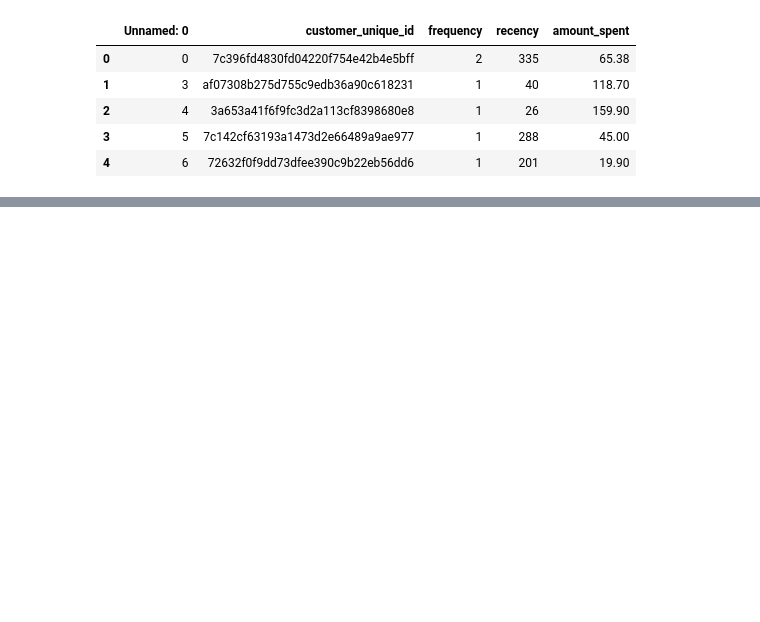
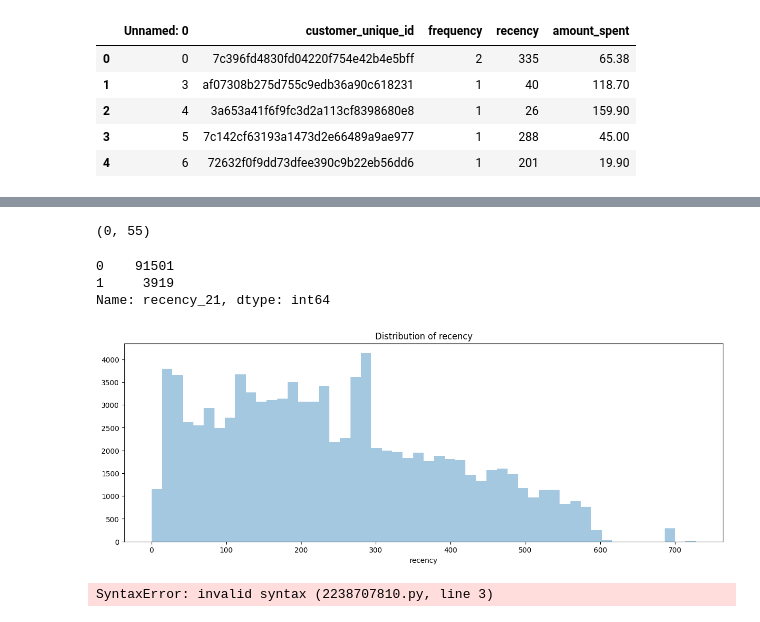
Before and after one commit to ThomasMeb/Projet_4, a Jupyter notebook: Mebarki_Thomas_notebook_simulation_032023.ipynb, the cells around one changed output, grey strips where cells are left out. Drawn from its saved outputs; the diff is of its cells as text; code cells hidden in the pictures; blank space fills up the shorter version.

```diff
--- a/Mebarki_Thomas_notebook_simulation_032023.ipynb
+++ b/Mebarki_Thomas_notebook_simulation_032023.ipynb
@@ -30,0 +36,4 @@ data.set_index('customer_unique_id', inplace=True)
+# %%
+#Separate the dataframe in range of 2 weeks of recency
+for i in range(1, 53):
+    data['recency_{}'.format(i)] = data['recency'].apply(lambda x: 1 if (x <= i*14 and x > (i-1)*14) else 0)
@@ -30,0 +50,25 @@ data.set_index('customer_unique_id', inplace=True)
+# %%
+data.loc[data['recency_49'] == 1].shape
+# %% [output]
+(0, 55)
+# %%
+#value counts of the recency_1 column
+data['recency_21'].value_counts()
+# %% [output]
+0    91501
+1     3919
+Name: recency_21, dtype: int64
+# %%
+#plot distribution of recency
+plt.figure(figsize=(15, 5))
+sns.distplot(data['recency'], kde=False, bins=52)
+plt.title('Distribution of recency')
+plt.show()
+# %% [output]
+[figure, added]
+# %%
+#create a dataframe for each recency range
+for i in range(1, 53):
+    data_{}.format(i) = data.loc[data['recency_{}'.format(i)] == 1, ['recency', 'frequency', 'amount_spent']]
+# %% [output]
+SyntaxError: invalid syntax (2238707810.py, line 3)
```
Also changed, not shown: parts of 4 cells of this notebook.
